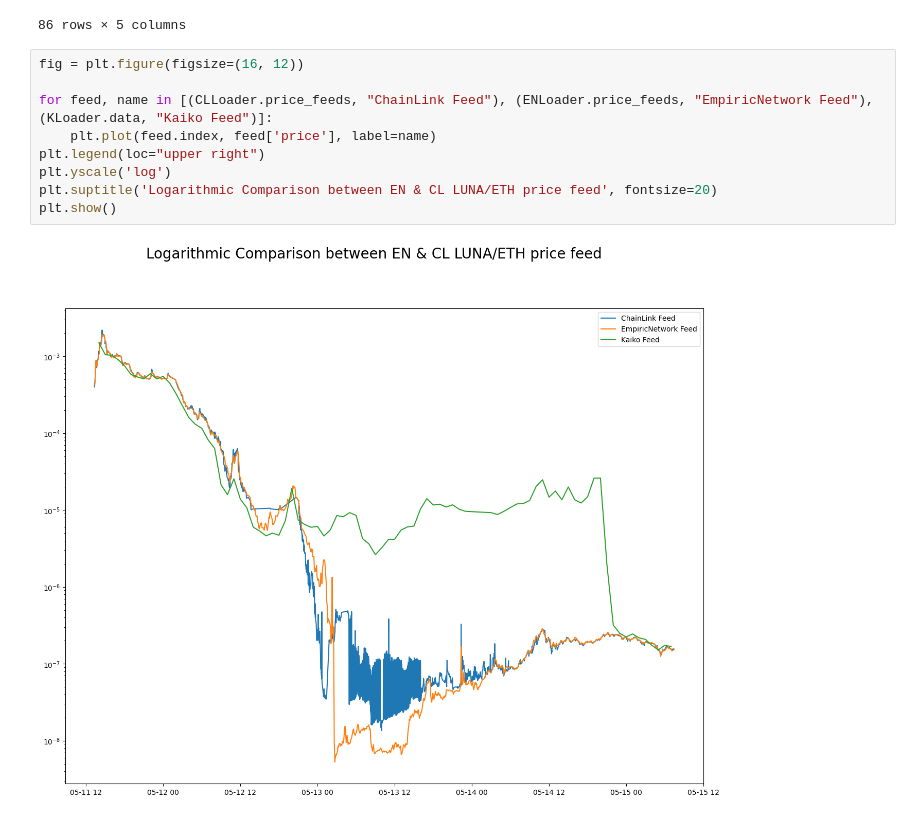
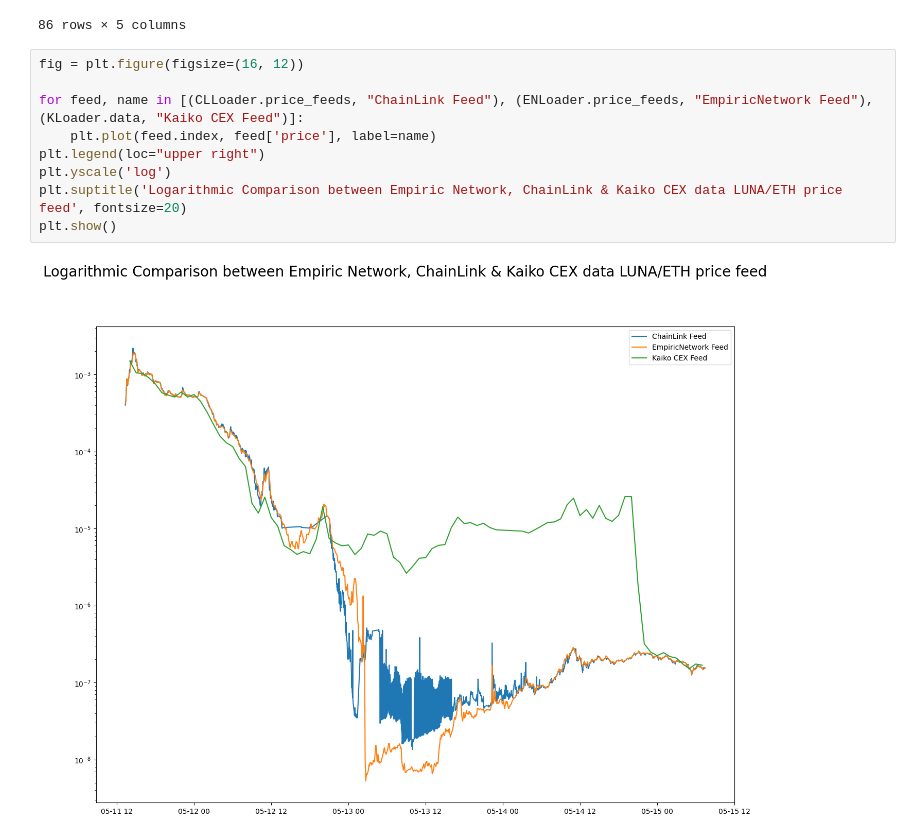
Before and after one commit to ExoMonk/oracle-benchmark, a Jupyter notebook: notebook.ipynb, the cells around one changed output. Saved outputs shown, nothing was run; the diff lists cells and outputs as text.

```diff
--- a/notebook.ipynb
+++ b/notebook.ipynb
@@ -199,11 +221,11 @@ KLoader.data
 # %%
 fig = plt.figure(figsize=(16, 12))
 
-for feed, name in [(CLLoader.price_feeds, "ChainLink Feed"), (ENLoader.price_feeds, "EmpiricNetwork Feed"), (KLoader.data, "Kaiko Feed")]:
+for feed, name in [(CLLoader.price_feeds, "ChainLink Feed"), (ENLoader.price_feeds, "EmpiricNetwork Feed"), (KLoader.data, "Kaiko CEX Feed")]:
     plt.plot(feed.index, feed['price'], label=name)
 plt.legend(loc="upper right")
 plt.yscale('log')
-plt.suptitle('Logarithmic Comparison between EN & CL LUNA/ETH price feed', fontsize=20)
+plt.suptitle('Logarithmic Comparison between Empiric Network, ChainLink & Kaiko CEX data LUNA/ETH price feed', fontsize=20)
 plt.show()
 # %% [output]
-[figure, old version]
+[figure, new version]
```
Also changed, not shown: parts of 6 cells of this notebook, 1 other file.
